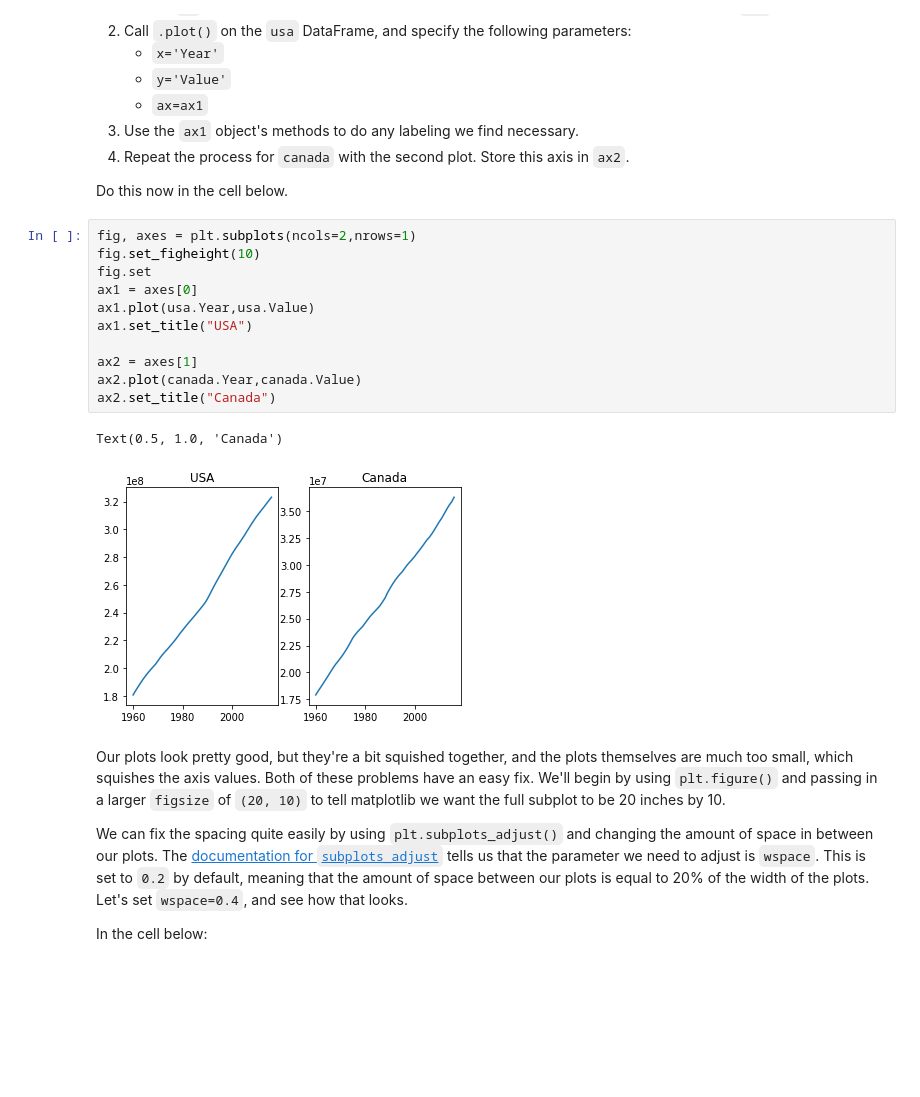
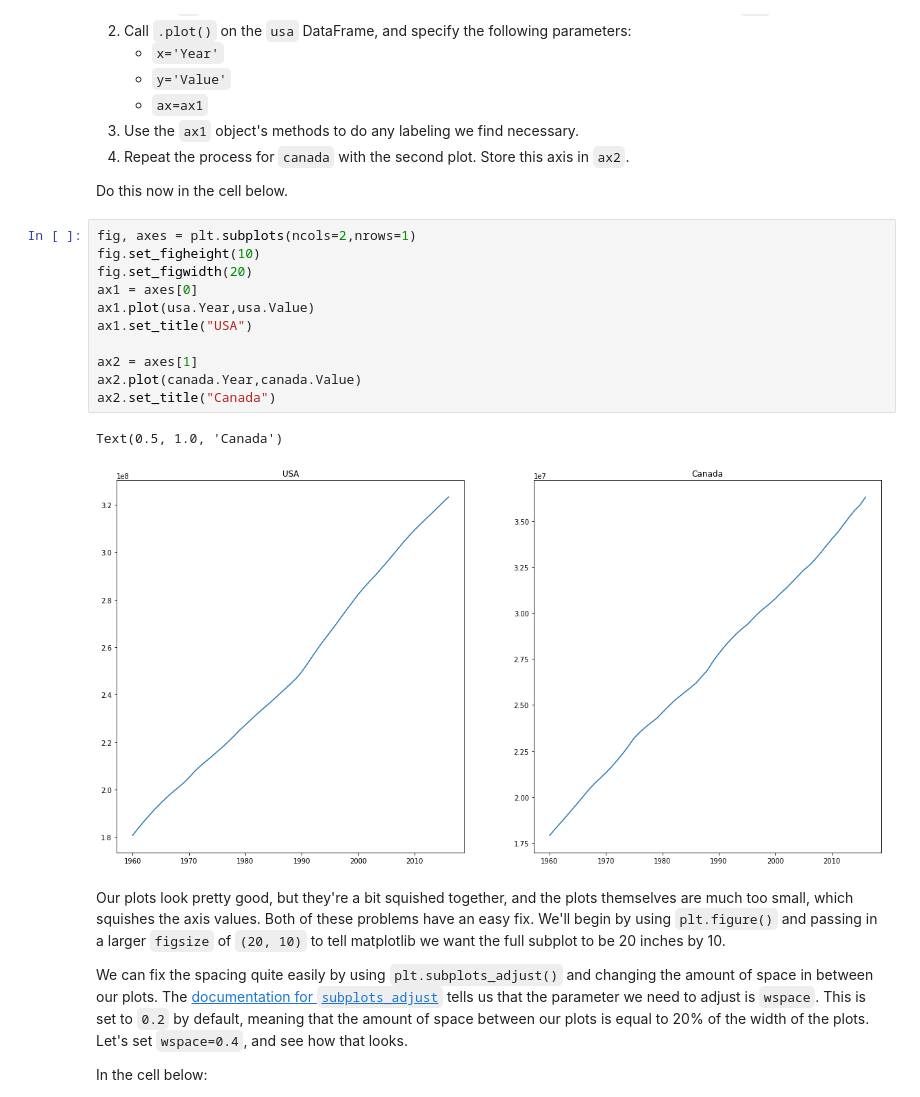
Before and after one commit to nsragow/dsc-subplots-and-enumeration-lab-nyc-ds-career-042219, a Jupyter notebook: index.ipynb, the cells around one changed output. Drawn from its saved outputs; the diff is of its cells as text; blank space fills up the shorter version.

```diff
--- a/index.ipynb
+++ b/index.ipynb
@@ -102,17 +102,17 @@ Do this now in the cell below.
 # %%
 fig, axes = plt.subplots(ncols=2,nrows=1)
 fig.set_figheight(10)
-fig.set
+fig.set_figwidth(20)
 ax1 = axes[0]
 ax1.plot(usa.Year,usa.Value)
 ax1.set_title("USA")
 
 ax2 = axes[1]
 ax2.plot(canada.Year,canada.Value)
 ax2.set_title("Canada")
 # %% [output]
 Text(0.5, 1.0, 'Canada')
-[figure, old version]
+[figure, new version]
 # %% [markdown]
 Our plots look pretty good, but they're a bit squished together, and the plots themselves are much too small, which squishes the axis values.  Both of these problems have an easy fix. We'll begin by using `plt.figure()` and passing in a larger `figsize` of `(20, 10)` to tell matplotlib we want the full subplot to be 20 inches by 10.
 
```
